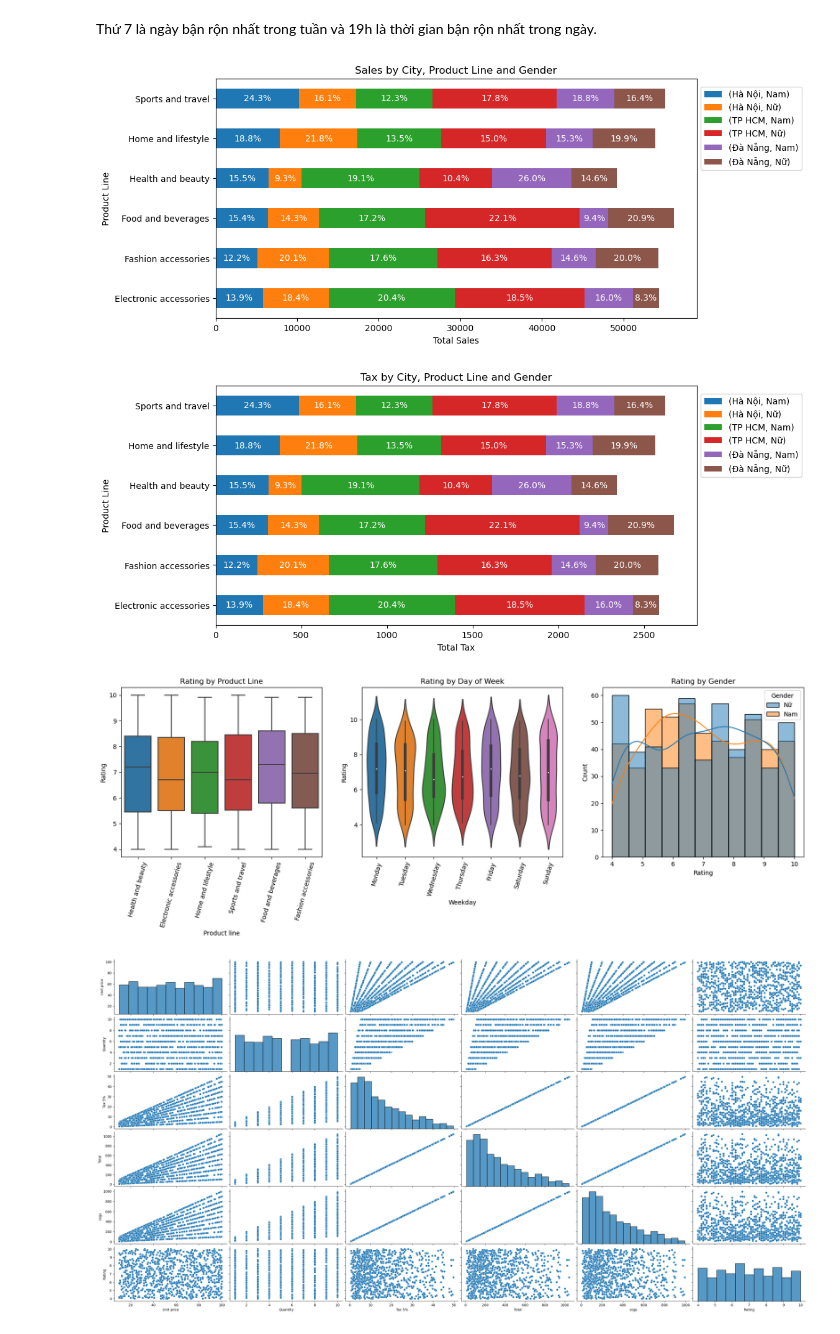
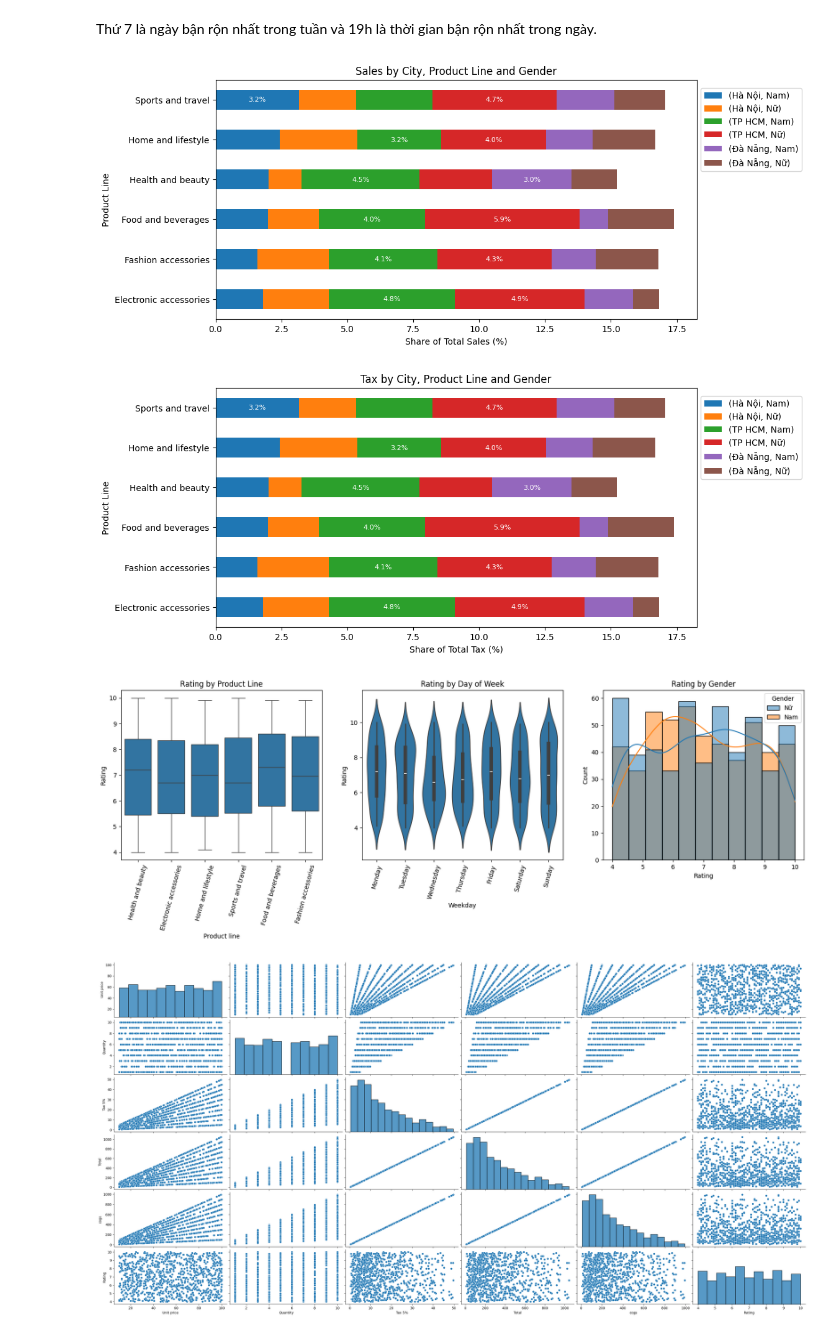
Before and after one commit to Tynab/EDA-Advanced, a Jupyter notebook: DA08_BaiTap_An.ipynb, the cells around one changed output. Cells and saved outputs as stored; diff of their text form; code cells hidden in the pictures.

```diff
--- a/DA08_BaiTap_An.ipynb
+++ b/DA08_BaiTap_An.ipynb
@@ -43,7 +42,7 @@ CN_RTG = 'Rating'
 # %% [markdown]
 ### Processing
 # %%
-df = pd.read_csv('supermarket_sales_vn.csv')
+df = pd.read_csv('data/supermarket_sales_vn.csv')
 # %%
 fig, axes = plt.subplots(2, 2, figsize=(20, 10),  gridspec_kw={'hspace': 0.3, 'wspace': 0.3})
 
@@ -80,22 +80,20 @@ plt.show()
 # %%
-df['Weekday'] = pd.to_datetime(df[CN_DATE]).apply(lambda x: x.weekday())
-df['Hour'] = pd.to_datetime(df[CN_TIME]).dt.hour
+weekday_order = ['Monday', 'Tuesday', 'Wednesday', 'Thursday', 'Friday', 'Saturday', 'Sunday']
+df['Date Parsed'] = pd.to_datetime(df[CN_DATE], format='%m/%d/%y')
+df['Weekday'] = pd.Categorical(df['Date Parsed'].dt.day_name(), categories=weekday_order, ordered=True)
+df['Hour'] = pd.to_datetime(df[CN_TIME], format='%H:%M').dt.hour
+
+weekday_counts = df.groupby('Weekday', observed=False)[CN_INV_ID].nunique().reindex(weekday_order).reset_index(name=CN_INV_ID)
+hour_counts = df.groupby('Hour')[CN_INV_ID].nunique().sort_index().reset_index(name=CN_INV_ID)
 
 fig, axes = plt.subplots(ncols=2, figsize=(20, 5))
 
-sns.barplot(x=CN_INV_ID, y='Weekday', data=df.groupby('Weekday')[CN_INV_ID].nunique().reset_index(), orient='horizontal', ax=axes[0])
+sns.barplot(x=CN_INV_ID, y='Weekday', data=weekday_counts, orient='horizontal', order=weekday_order, ax=axes[0])
 axes[0].set_xlabel('Number of Invoices')
 axes[0].set_ylabel('Weekday')
 axes[0].set_title('Distribution of Invoices by Day of Week')
-axes[0].set_yticks(range(7), [datetime.date(1900, 1, 1).strftime('%A'),
-                      datetime.date(1900, 1, 2).strftime('%A'),
-                      datetime.date(1900, 1, 3).strftime('%A'),
-                      datetime.date(1900, 1, 4).strftime('%A'),
-                      datetime.date(1900, 1, 5).strftime('%A'),
-                      datetime.date(1900, 1, 6).strftime('%A'),
-                      datetime.date(1900, 1, 7).strftime('%A')])
 
-sns.barplot(x=CN_INV_ID, y='Hour', data=df.groupby('Hour')[CN_INV_ID].nunique().reset_index(), orient='horizontal', ax=axes[1])
+sns.barplot(x=CN_INV_ID, y='Hour', data=hour_counts, orient='horizontal', ax=axes[1])
 axes[1].set_xlabel('Number of Invoices')
 axes[1].set_ylabel('Hour')
 axes[1].set_title('Distribution of Invoices by Hour')
@@ -106,57 +104,54 @@ plt.show()
 # %% [markdown]
 Thứ 7 là ngày bận rộn nhất trong tuần và 19h là thời gian bận rộn nhất trong ngày.
 # %%
-ax = pd.pivot_table(df.groupby([CN_CITY, CN_PROD_LINE, CN_GN], as_index=False)[CN_TOT].sum(), values=CN_TOT, index=[CN_PROD_LINE], columns=[CN_CITY, CN_GN], aggfunc='sum').plot(kind='barh', stacked=True, figsize=(10, 5))
+sales_by_segments = df.groupby([CN_PROD_LINE, CN_CITY, CN_GN], as_index=False)[CN_TOT].sum()
+sales_pivot = sales_by_segments.pivot_table(values=CN_TOT, index=CN_PROD_LINE, columns=[CN_CITY, CN_GN], aggfunc='sum', fill_value=0)
+sales_share = sales_pivot / sales_pivot.to_numpy().sum() * 100
+
+ax = sales_share.plot(kind='barh', stacked=True, figsize=(10, 5))
 plt.title(f'Sales by {CN_CITY.title()}, {CN_PROD_LINE.title()} and {CN_GN.title()}')
-plt.xlabel('Total Sales')
+plt.xlabel('Share of Total Sales (%)')
 plt.ylabel(CN_PROD_LINE.title())
 for c in ax.containers:
-    for i, child in enumerate(c.get_children()):
-        w = child.get_width()
-        h = child.get_height()
-        ax.text(child.get_x() + w / 2, child.get_y() + h / 2, f'{w / sum(c.datavalues) * 100:.1f}%', ha='center', va='center', color='white')
+    labels = [f'{w:.1f}%' if w >= 3 else '' for w in c.datavalues]
+    ax.bar_label(c, labels=labels, label_type='center', color='white', fontsize=8)
 ax.legend(loc='lower left', bbox_to_anchor=(1, 0.6))
 plt.show()
 # %% [output]
-[figure, old version]
+[figure, new version]
 # %%
-ax = pd.pivot_table(df.groupby([CN_CITY, CN_PROD_LINE, CN_GN], as_index=False)[CN_TAX].sum(), values=CN_TAX, index=[CN_PROD_LINE], columns=[CN_CITY, CN_GN], aggfunc='sum').plot(kind='barh', stacked=True, figsize=(10, 5))
+tax_by_segments = df.groupby([CN_PROD_LINE, CN_CITY, CN_GN], as_index=False)[CN_TAX].sum()
+tax_pivot = tax_by_segments.pivot_table(values=CN_TAX, index=CN_PROD_LINE, columns=[CN_CITY, CN_GN], aggfunc='sum', fill_value=0)
+tax_share = tax_pivot / tax_pivot.to_numpy().sum() * 100
+
+ax = tax_share.plot(kind='barh', stacked=True, figsize=(10, 5))
 plt.title(f'Tax by {CN_CITY.title()}, {CN_PROD_LINE.title()} and {CN_GN.title()}')
-plt.xlabel('Total Tax')
+plt.xlabel('Share of Total Tax (%)')
 plt.ylabel(CN_PROD_LINE.title())
 for c in ax.containers:
-    for i, child in enumerate(c.get_children()):
-        w = child.get_width()
-        h = child.get_height()
-        ax.text(child.get_x() + w / 2, child.get_y() + h / 2, f'{w / sum(c.datavalues) * 100:.1f}%', ha='center', va='center', color='white')
+    labels = [f'{w:.1f}%' if w >= 3 else '' for w in c.datavalues]
+    ax.bar_label(c, labels=labels, label_type='center', color='white', fontsize=8)
 ax.legend(loc='lower left', bbox_to_anchor=(1, 0.6))
 plt.show()
 # %% [output]
-[figure, old version]
+[figure, new version]
 # %%
 fig, axes = plt.subplots(ncols=3, figsize=(20, 5))
 
 sns.boxplot(x=CN_PROD_LINE, y=CN_RTG, data=df, ax=axes[0])
 axes[0].set_title(f'{CN_RTG.title()} by {CN_PROD_LINE.title()}')
-axes[0].set_xticklabels(axes[0].get_xticklabels(), rotation=75)
+axes[0].tick_params(axis='x', rotation=75)
 
-sns.violinplot(x='Weekday', y=CN_RTG, data=df, ax=axes[1])
+sns.violinplot(x='Weekday', y=CN_RTG, data=df, order=weekday_order, ax=axes[1])
 axes[1].set_title(f'{CN_RTG.title()} by Day of Week')
-axes[1].set_xticks(range(7), [datetime.date(1900, 1, 1).strftime('%A'),
-                              datetime.date(1900, 1, 2).strftime('%A'),
-                              datetime.date(1900, 1, 3).strftime('%A'),
-                              datetime.date(1900, 1, 4).strftime('%A'),
-                              datetime.date(1900, 1, 5).strftime('%A'),
-                              datetime.date(1900, 1, 6).strftime('%A'),
-                              datetime.date(1900, 1, 7).strftime('%A')])
-axes[1].set_xticklabels(axes[1].get_xticklabels(), rotation=75)
+axes[1].tick_params(axis='x', rotation=75)
 
 sns.histplot(data=df, x=CN_RTG, hue=CN_GN, kde=True, ax=axes[2])
 axes[2].set_title(f'{CN_RTG.title()} by {CN_GN.title()}')
 
 plt.show()
 # %% [output]
-[figure, old version]
+[figure, new version]
 # %%
 sns.pairplot(df[[CN_UNIT_PR, CN_QTY, CN_TAX, CN_TOT, CN_COGS, CN_RTG]], aspect=2)
 plt.show()
```
Also changed, not shown: parts of 4 cells of this notebook, 2 other files.
